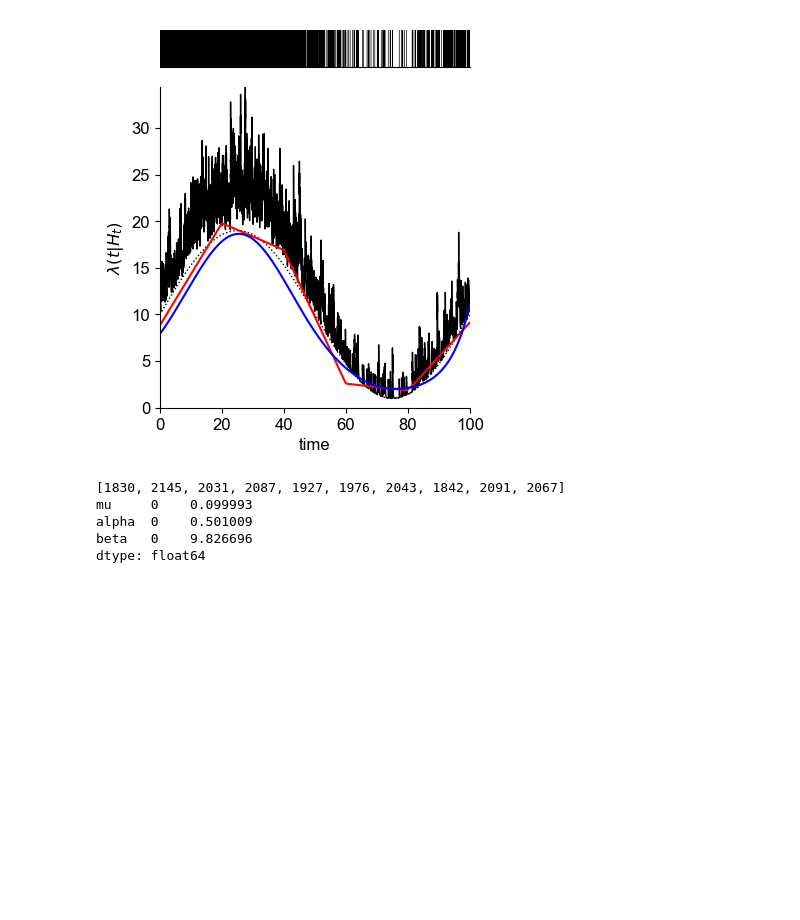
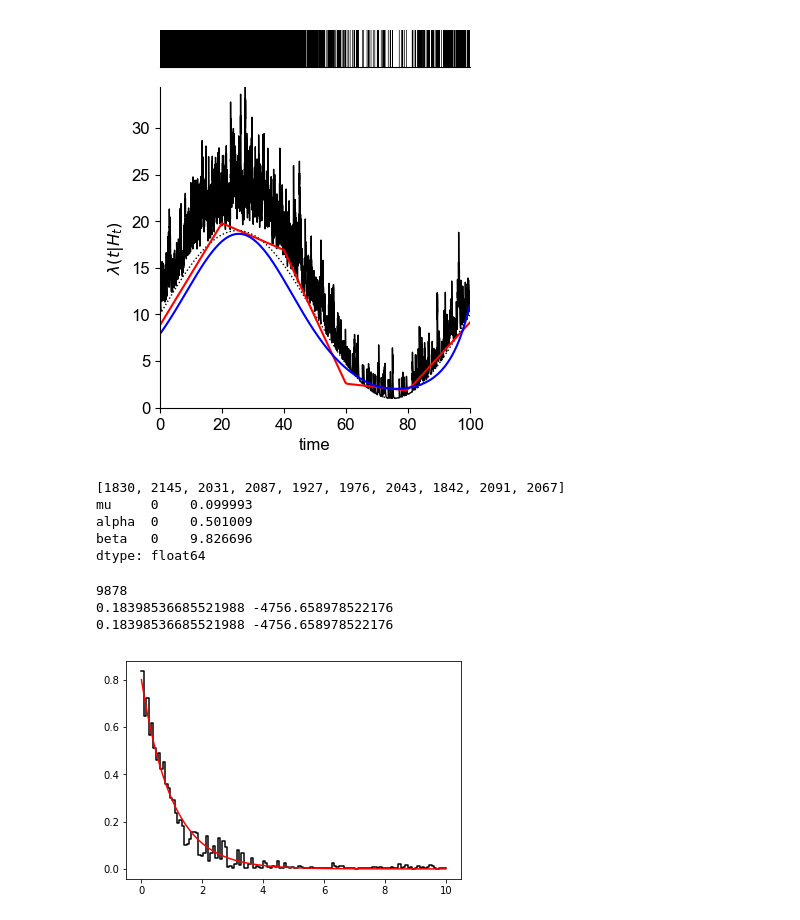
Before and after one commit to carlottadepasquale/Hawkes, a Jupyter notebook: demo.ipynb, the cells around one changed output. Cells and saved outputs as stored; diff of their text form; code cells hidden in the pictures; blank space fills up the shorter version.

```diff
--- a/demo.ipynb
+++ b/demo.ipynb
@@ -160,3 +165,35 @@ mu     0    0.099993
 alpha  0    0.501009
 beta   0    9.826696
 dtype: float64
+# %%
+########################## non-parametric model
+import Hawkes as hk
+
+para = {"mu":0.2, "alpha":0.8, "beta":1.0}
+itv = [0,10000]
+
+h1 = hk.simulator().set_kernel('exp').set_baseline('const').set_parameter(para)
+T = h1.simulate(itv)
+print(len(T))
+
+support = 10.0
+num_bin = 128
+
+###
+h2 = hk.estimator_np(support=support,num_bin=num_bin)
+h2.fit(T,itv)
+print(h2.para['mu'],h2.L)
+
+h2.plot_kernel()
+x = np.linspace(0,support,100)
+y = np.exp(-1.0*x)*0.8*1.0
+plt.plot(x,y,'r-')
+
+###
+h3 = hk.estimator_np_MultiSeq(support=support,num_bin=num_bin).fit([T],[itv],num_seq=1)
+print(h3.para['mu'],h3.L)
+# %% [output]
+9878
+0.18398536685521988 -4756.658978522176
+0.18398536685521988 -4756.658978522176
+[figure, added]
```
Also changed, not shown: parts of 3 cells of this notebook, 3 other files.
